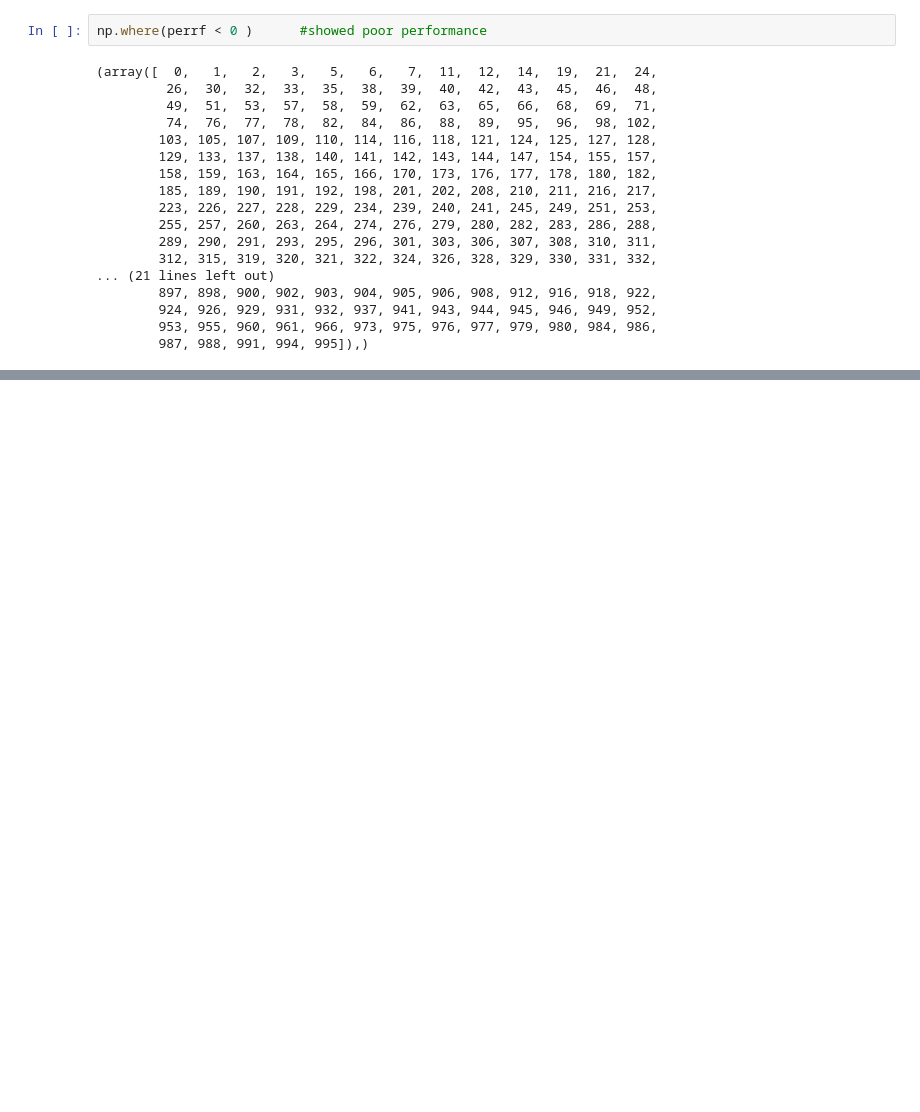
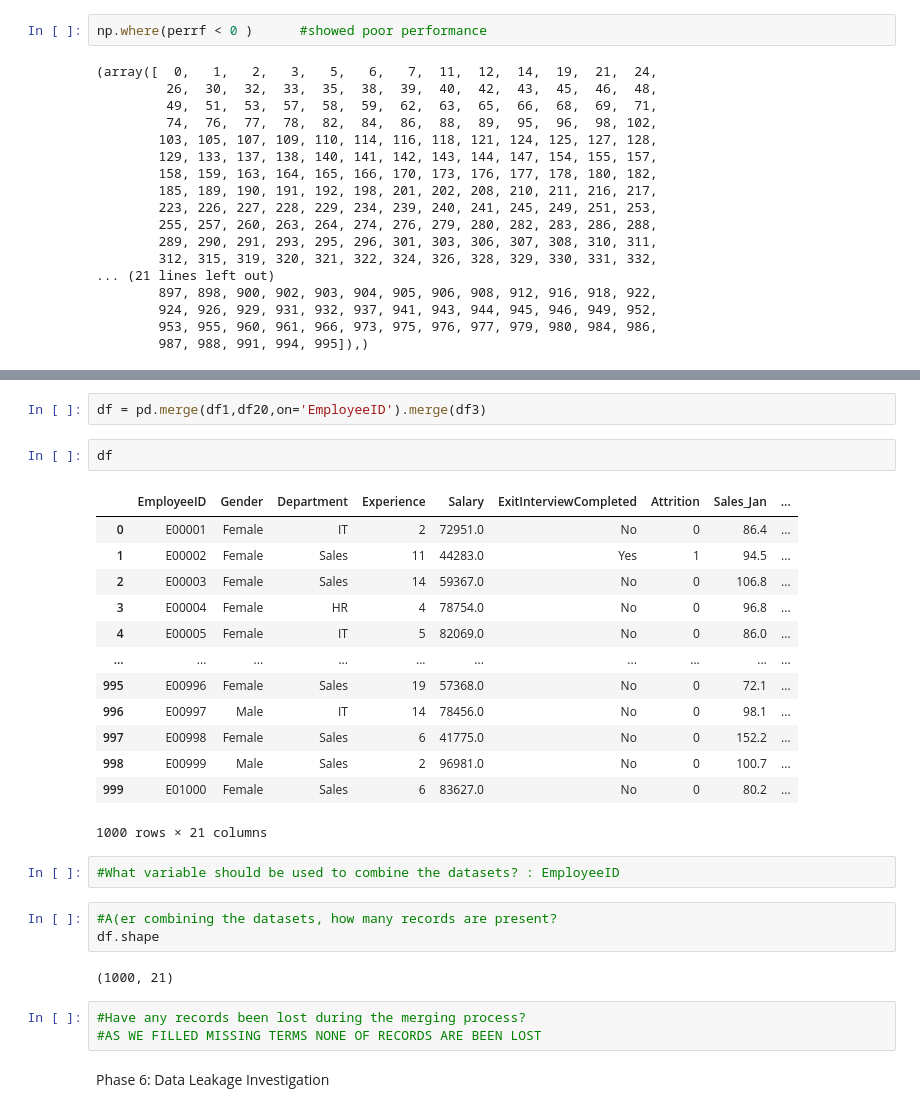
Before and after one commit to Yashzope/EDA_PracT, a Jupyter notebook: edaPract3.ipynb, the cells around one changed output, grey strips where cells are left out. Saved outputs shown, nothing was run; the diff lists cells and outputs as text; blank space fills up the shorter version.

```diff
--- a/edaPract3.ipynb
+++ b/edaPract3.ipynb
@@ -592,0 +683,30 @@ np.where(perrf < 0 )      #showed poor performance
+# %%
+df = pd.merge(df1,df20,on='EmployeeID').merge(df3)
+# %%
+df
+# %% [output]
+|  | EmployeeID | Gender | Department | Experience | Salary | ExitInterviewCompleted | Attrition | Sales_Jan | ... |
+| 0 | E00001 | Female | IT | 2 | 72951.0 | No | 0 | 86.4 | ... |
+| 1 | E00002 | Female | Sales | 11 | 44283.0 | Yes | 1 | 94.5 | ... |
+| 2 | E00003 | Female | Sales | 14 | 59367.0 | No | 0 | 106.8 | ... |
+| 3 | E00004 | Female | HR | 4 | 78754.0 | No | 0 | 96.8 | ... |
+| 4 | E00005 | Female | IT | 5 | 82069.0 | No | 0 | 86.0 | ... |
+| ... | ... | ... | ... | ... | ... | ... | ... | ... | ... |
+| 995 | E00996 | Female | Sales | 19 | 57368.0 | No | 0 | 72.1 | ... |
+| 996 | E00997 | Male | IT | 14 | 78456.0 | No | 0 | 98.1 | ... |
+| 997 | E00998 | Female | Sales | 6 | 41775.0 | No | 0 | 152.2 | ... |
+| 998 | E00999 | Male | Sales | 2 | 96981.0 | No | 0 | 100.7 | ... |
+| 999 | E01000 | Female | Sales | 6 | 83627.0 | No | 0 | 80.2 | ... |
+1000 rows × 21 columns
+# %%
+#What variable should be used to combine the datasets? : EmployeeID
+# %%
+#A(er combining the datasets, how many records are present?
+df.shape
+# %% [output]
+(1000, 21)
+# %%
+#Have any records been lost during the merging process?
+#AS WE FILLED MISSING TERMS NONE OF RECORDS ARE BEEN LOST
+# %% [markdown]
+Phase 6: Data Leakage Investigation
```
Also changed, not shown: parts of 54 cells of this notebook.
